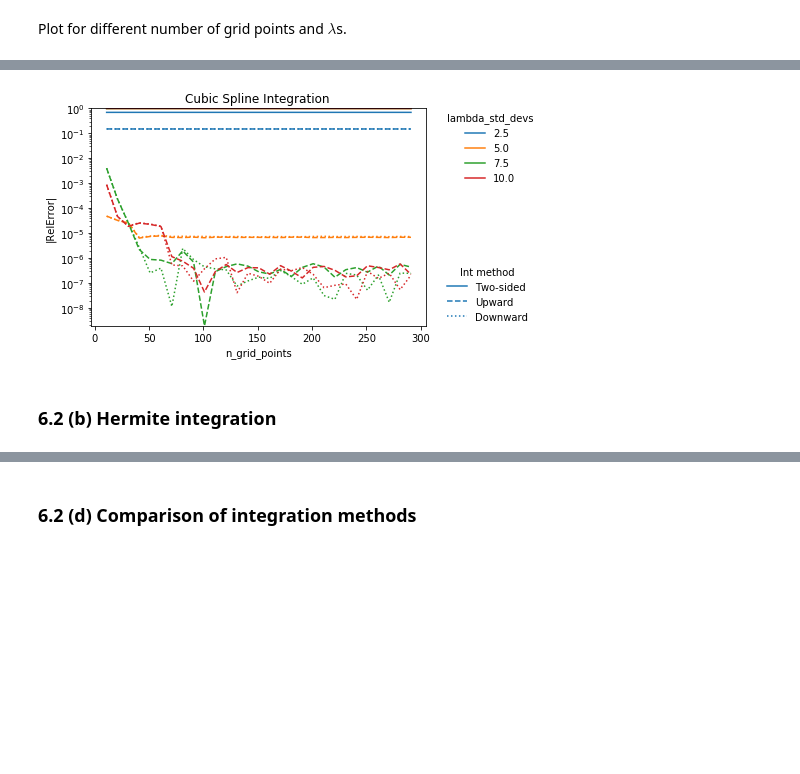
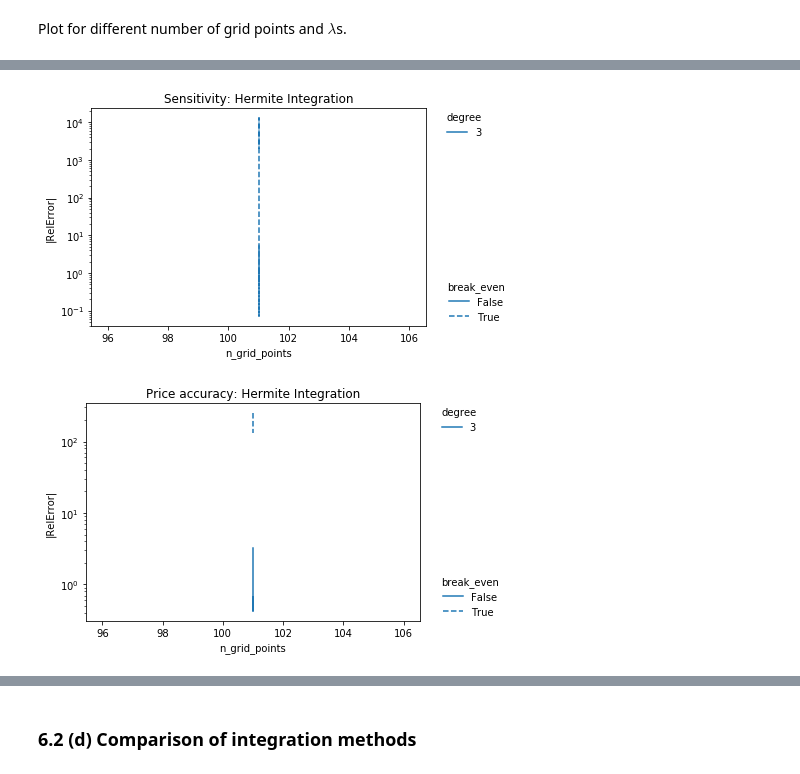
Before and after one commit to sschlenkrich/QuantLibPython, a Jupyter notebook: hom62.ipynb, the cells around one changed output, grey strips where cells are left out. Cells and saved outputs as stored; diff of their text form; code cells hidden in the pictures; blank space fills up the shorter version.

```diff
--- a/hom62.ipynb
+++ b/hom62.ipynb
@@ -492,0 +569,3 @@ plotRelativeError2(
+# %%
+for i in [True,False]:
+    plotRelativeError2(table,leg1 = 'break_even',title='Hermite',sensitivity=i)
@@ -492,0 +577,11 @@ plotRelativeError2(
+# %%
+%%timeit -r 1
+%%capture
+table,_ = compute_integration2_multiple(
+    methods=[HermiteIntegration]
+    n_grid_points=[101],
+    lambda_std_devs=[5],
+    hs = [10**(-8)],
+    degree=[i for i in range(1,11,1)],
+    break_even=[True,False]
+)
@@ -492,0 +602,10 @@ plotRelativeError2(
+# %%
+for i in [True,False]:
+    plotRelativeError2(
+        table,
+        leg1='break_even',
+        title='Hermite',
+        x_axis='degree',x_axis_label='Hermite degree',
+        x_log_scale=False,
+        sensitivity=i
+    )
@@ -495,8 +617,8 @@ Plot for different number of grid points and $\lambda$s.
 # %%
 %%timeit -r 1
 %%capture
-table = compute_integration2(
-    CubicSplineExactIntegration,
+table = compute_integration2_multiple(
+    methods=[CubicSplineExactIntegration],
     n_grid_points=[i for i in range(11,301,10)],
     lambda_std_devs=[2.5,5,7.5,10],
     hs = [10**(-10)],
@@ -507,11 +641,15 @@ table = compute_integration2(
 # %%
-plotRelativeError2(
-    table,'I',
-    leg1='lambda_std_devs',leg2=None,title='Cubic Spline Integration ',
-    x_axis='n_grid_points',x_axis_label='n_grid_points',
-    x_log_scale=False
-)
+for i in [True,False]:
+    plotRelativeError2(
+        table,
+        leg1='degree',
+        leg2='break_even',
+        title='Hermite Integration',
+        integration_method='Two-sided',
+        x_axis='n_grid_points',x_axis_label='n_grid_points',
+        x_log_scale=False,
+        sensitivity=i
+    )
 # %% [output]
-[figure, old version]
+[figure, new version]
+[figure, added]
-# %% [markdown]
-### 6.2 (b) Hermite integration
```
Also changed, not shown: parts of 55 cells of this notebook.
